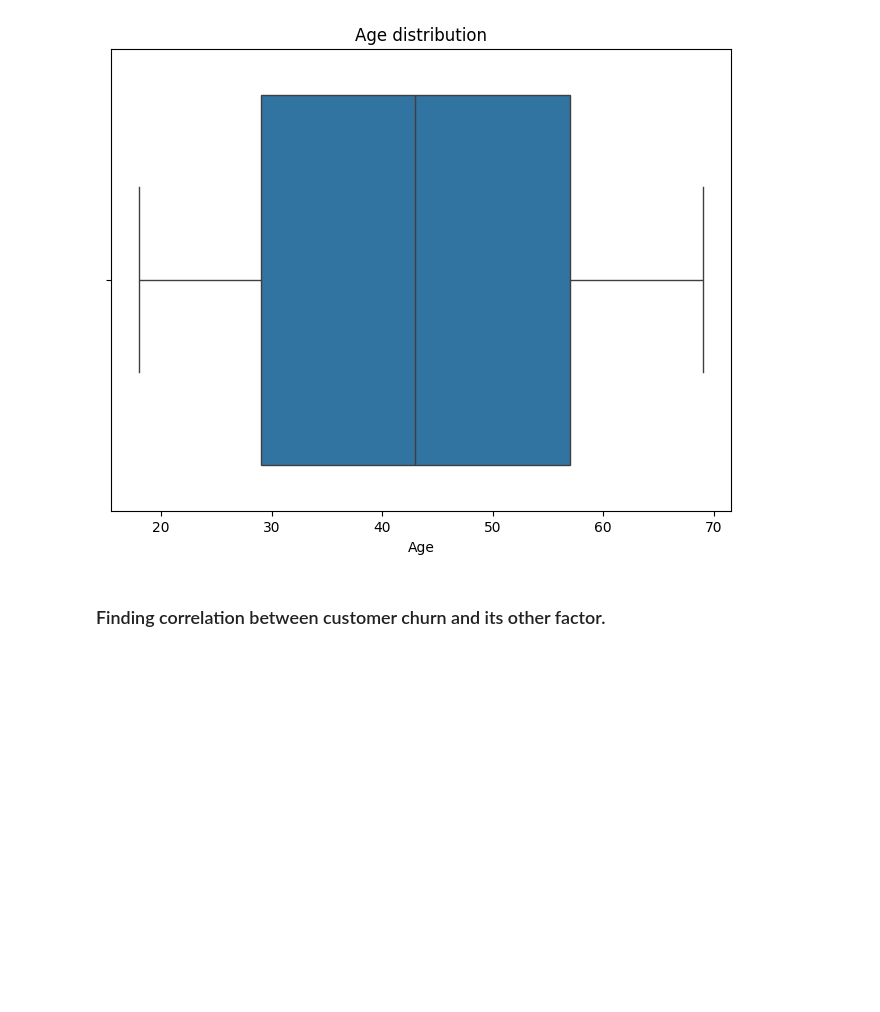
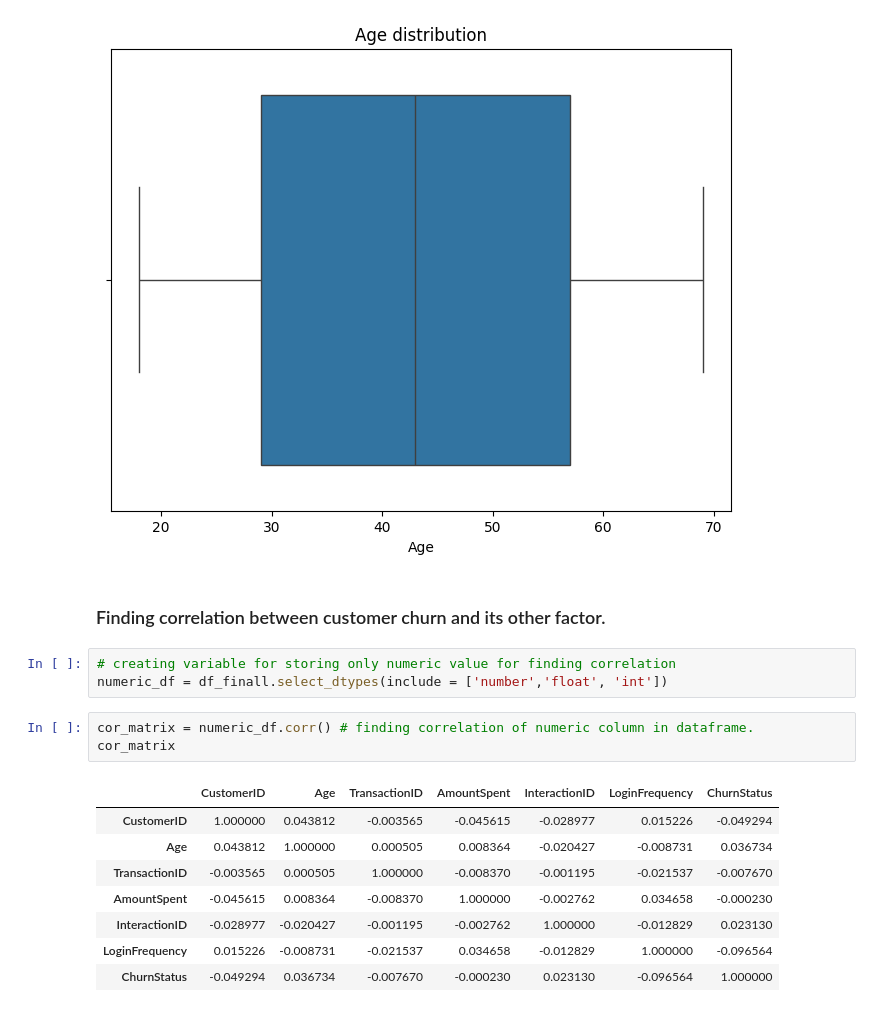
Before and after one commit to 87690ut/Virtual-Internships-Portfolio, a Jupyter notebook: Lloyds_Customer_Churn_Analysis/Llyods_Customer_Churn_Prediction-Analysis.ipynb, the cells around one changed output. Saved outputs shown, nothing was run; the diff lists cells and outputs as text; blank space fills up the shorter version.

Commit message:
finded correlation in data

```diff
--- a/Lloyds_Customer_Churn_Analysis/Llyods_Customer_Churn_Prediction-Analysis.ipynb
+++ b/Lloyds_Customer_Churn_Analysis/Llyods_Customer_Churn_Prediction-Analysis.ipynb
@@ -155,3 +155,18 @@ plt.show()
 [figure]
 # %% [markdown]
 ### Finding correlation between customer churn and its other factor.
+# %%
+# creating variable for storing only numeric value for finding correlation
+numeric_df = df_finall.select_dtypes(include = ['number','float', 'int'])
+# %%
+cor_matrix = numeric_df.corr() # finding correlation of numeric column in dataframe.
+cor_matrix
+# %% [output]
+|  | CustomerID | Age | TransactionID | AmountSpent | InteractionID | LoginFrequency | ChurnStatus |
+| CustomerID | 1.000000 | 0.043812 | -0.003565 | -0.045615 | -0.028977 | 0.015226 | -0.049294 |
+| Age | 0.043812 | 1.000000 | 0.000505 | 0.008364 | -0.020427 | -0.008731 | 0.036734 |
+| TransactionID | -0.003565 | 0.000505 | 1.000000 | -0.008370 | -0.001195 | -0.021537 | -0.007670 |
+| AmountSpent | -0.045615 | 0.008364 | -0.008370 | 1.000000 | -0.002762 | 0.034658 | -0.000230 |
+| InteractionID | -0.028977 | -0.020427 | -0.001195 | -0.002762 | 1.000000 | -0.012829 | 0.023130 |
+| LoginFrequency | 0.015226 | -0.008731 | -0.021537 | 0.034658 | -0.012829 | 1.000000 | -0.096564 |
+| ChurnStatus | -0.049294 | 0.036734 | -0.007670 | -0.000230 | 0.023130 | -0.096564 | 1.000000 |
```
